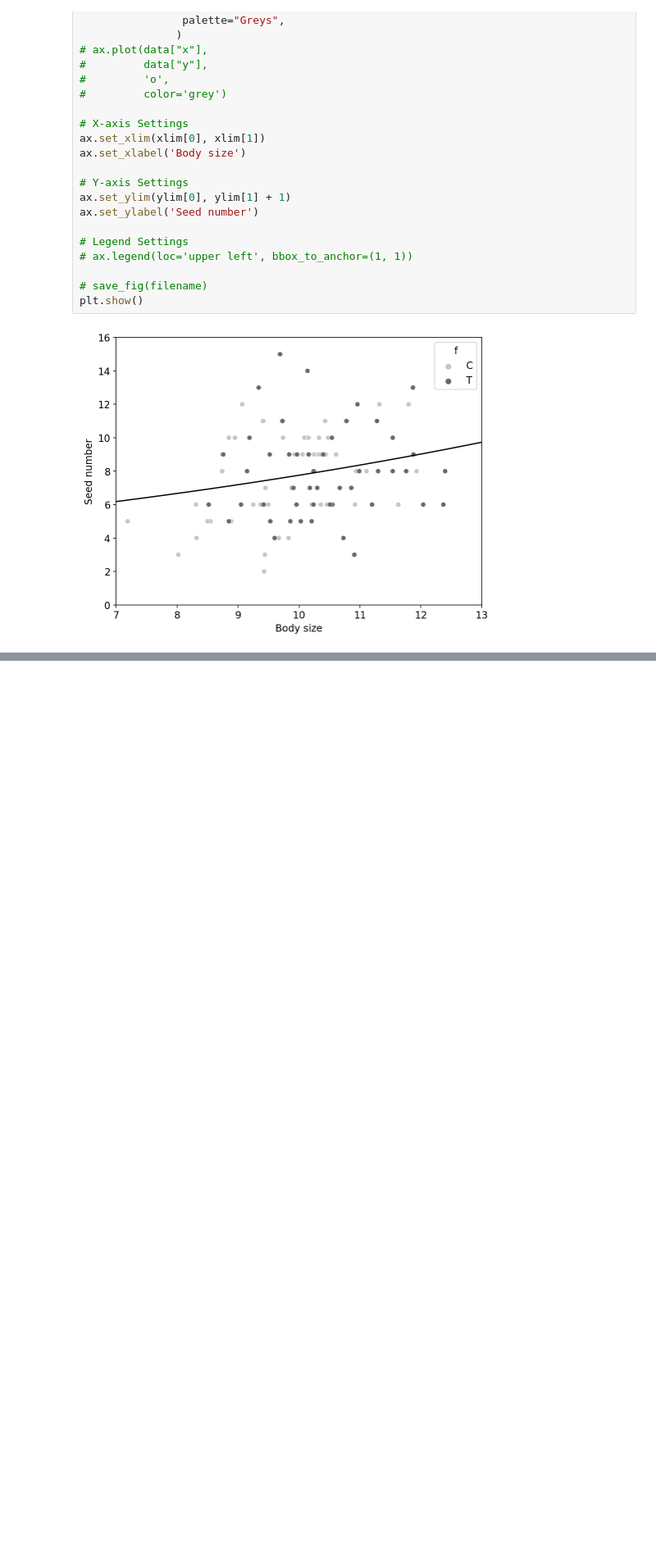
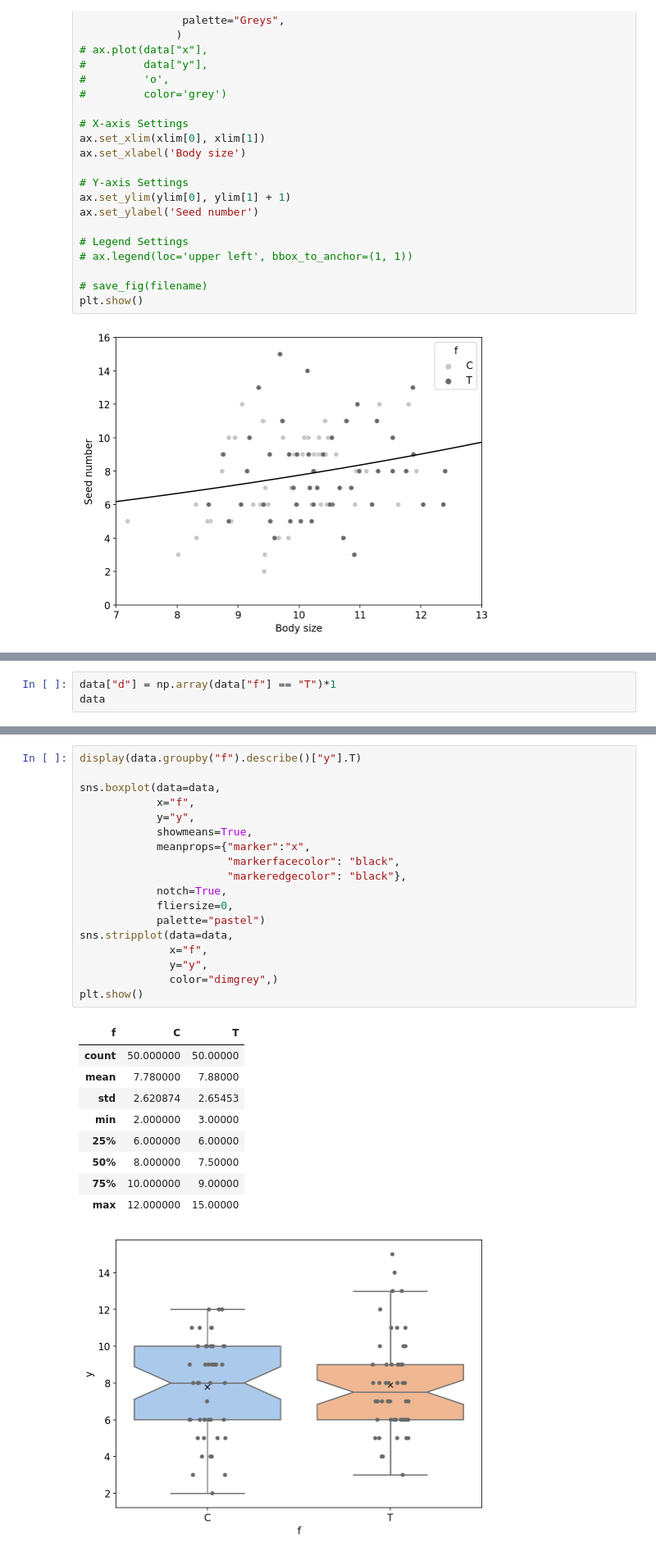
Before and after one commit to ishibaki/introduction_to_statistical_modeling_for_data_analysis, a Jupyter notebook: section_03.ipynb, the cells around one changed output, grey strips where cells are left out. Shown at 82% size. Saved outputs shown, nothing was run; the diff lists cells and outputs as text; blank space fills up the shorter version.

```diff
--- a/section_03.ipynb
+++ b/section_03.ipynb
@@ -346,0 +361,3 @@ plt.show()
+# %%
+data["d"] = np.array(data["f"] == "T")*1
+data
@@ -346,0 +378,29 @@ plt.show()
+# %%
+display(data.groupby("f").describe()["y"].T)
+
+sns.boxplot(data=data,
+            x="f",
+            y="y",
+            showmeans=True,
+            meanprops={"marker":"x",
+                       "markerfacecolor": "black",
+                       "markeredgecolor": "black"},
+            notch=True,
+            fliersize=0,
+            palette="pastel")
+sns.stripplot(data=data,
+              x="f",
+              y="y",
+              color="dimgrey",)
+plt.show()
+# %% [output]
+| f | C | T |
+| count | 50.000000 | 50.00000 |
+| mean | 7.780000 | 7.88000 |
+| std | 2.620874 | 2.65453 |
+| min | 2.000000 | 3.00000 |
+| 25% | 6.000000 | 6.00000 |
+| 50% | 8.000000 | 7.50000 |
+| 75% | 10.000000 | 9.00000 |
+| max | 12.000000 | 15.00000 |
+[figure, added]
```
Also changed, not shown: parts of 11 cells of this notebook.
